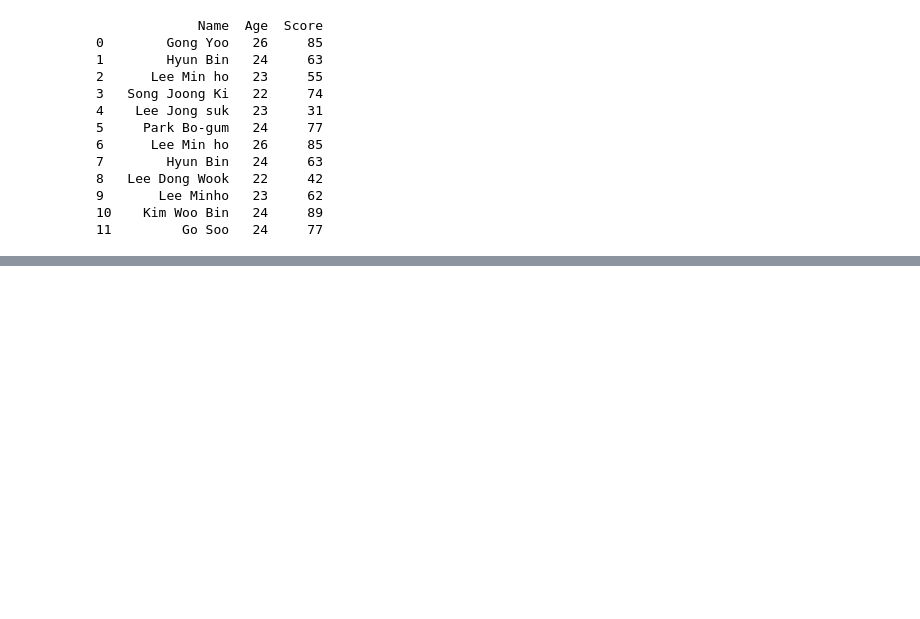
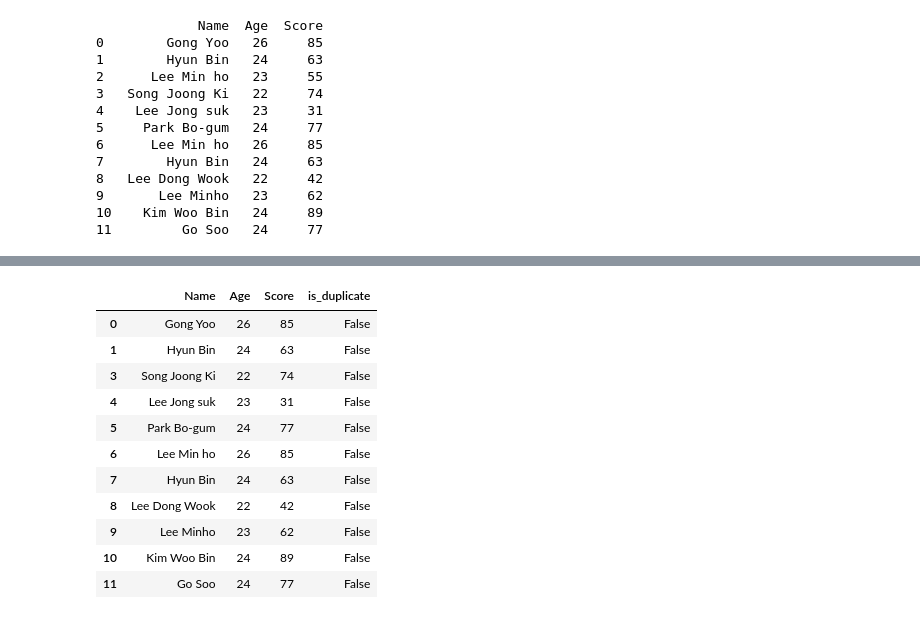
Before and after one commit to kxma-blazi/CSD2301, a Jupyter notebook: LabDuplicated.ipynb, the cells around one changed output, grey strips where cells are left out. Cells and saved outputs as stored; diff of their text form; code cells hidden in the pictures; blank space fills up the shorter version.

```diff
--- a/LabDuplicated.ipynb
+++ b/LabDuplicated.ipynb
@@ -35,0 +174,17 @@ print(df)
+# %%
+# ลบแถวที่มี index เป็น 2 ออกจาก DataFrame
+df.drop(df.index[2])
+# ตัวอย่าง: เหมือนกับ df.drop([2])
+# %% [output]
+|  | Name | Age | Score | is_duplicate |
+| 0 | Gong Yoo | 26 | 85 | False |
+| 1 | Hyun Bin | 24 | 63 | False |
+| 3 | Song Joong Ki | 22 | 74 | False |
+| 4 | Lee Jong suk | 23 | 31 | False |
+| 5 | Park Bo-gum | 24 | 77 | False |
+| 6 | Lee Min ho | 26 | 85 | False |
+| 7 | Hyun Bin | 24 | 63 | False |
+| 8 | Lee Dong Wook | 22 | 42 | False |
+| 9 | Lee Minho | 23 | 62 | False |
+| 10 | Kim Woo Bin | 24 | 89 | False |
+| 11 | Go Soo | 24 | 77 | False |
```
Also changed, not shown: parts of 11 cells of this notebook.
